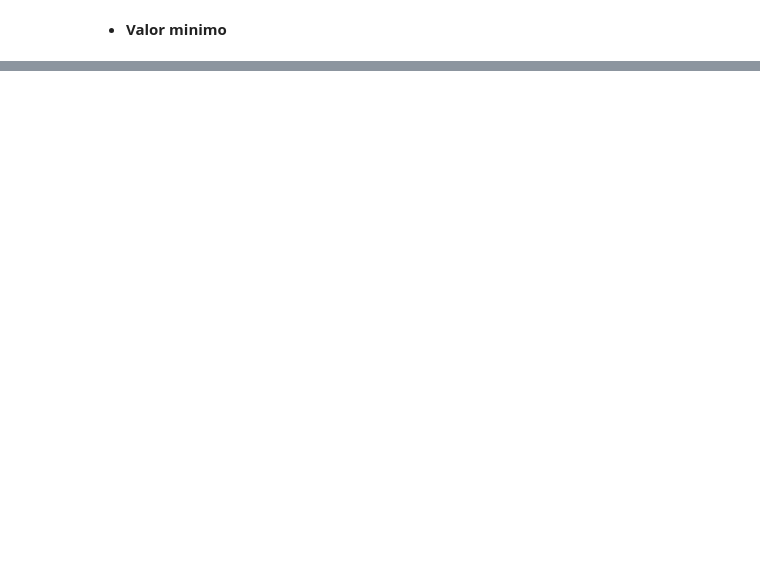
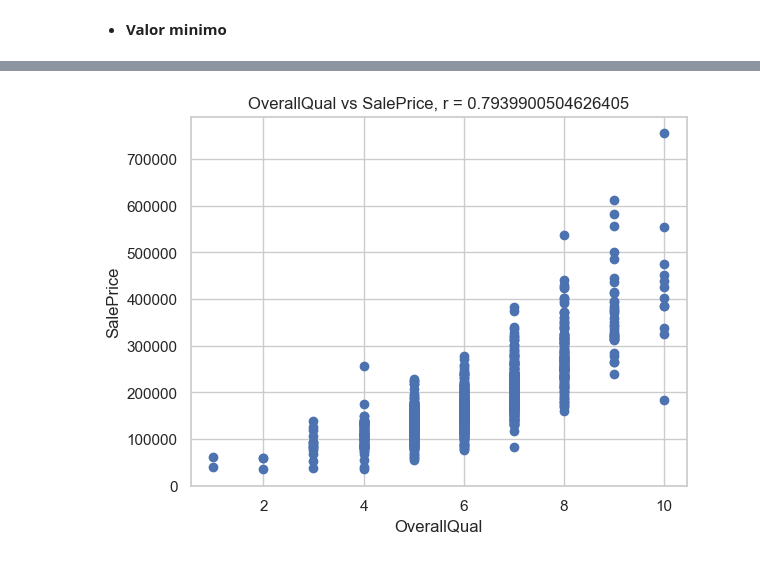
Before and after one commit to ElMangel/Proyecto-1--Regresi-n-con-c-digo, a Jupyter notebook: Proyecto_19000522.ipynb, the cells around one changed output, grey strips where cells are left out. Cells and saved outputs as stored; diff of their text form; code cells hidden in the pictures; blank space fills up the shorter version.

```diff
--- a/Proyecto_19000522.ipynb
+++ b/Proyecto_19000522.ipynb
@@ -68,0 +89,36 @@ hint: See the 'Note about fast-forwards' in 'git push --help' for details.
+# %%
+sns.histplot(df["1stFlrSF"], kde=False, bins=20, label='1stFlrSF')
+
+sns.set(style="whitegrid")
+plt.title('Histograma de 1stFlrSF')
+plt.xlabel('Valor')
+plt.ylabel('Frecuencia')
+plt.legend()
+plt.show()
+# %%
+sns.histplot(df["TotRmsAbvGrd"], kde=False, bins=20, label='TotRmsAbvGrd')
+
+sns.set(style="whitegrid")
+plt.title('Histograma de TotRmsAbvGrd')
+plt.xlabel('Valor')
+plt.ylabel('Frecuencia')
+plt.legend()
+plt.show()
+# %%
+sns.histplot(df["YearBuilt"], kde=False, bins=20, label='YearBuilt')
+
+sns.set(style="whitegrid")
+plt.title('Histograma de YearBuilt')
+plt.xlabel('Valor')
+plt.ylabel('Frecuencia')
+plt.legend()
+plt.show()
+# %%
+sns.histplot(df["LotFrontage"], kde=False, bins=20, label='LotFrontage')
+
+sns.set(style="whitegrid")
+plt.title('Histograma de LotFrontage')
+plt.xlabel('Valor')
+plt.ylabel('Frecuencia')
+plt.legend()
+plt.show()
@@ -68,0 +133,11 @@ hint: See the 'Note about fast-forwards' in 'git push --help' for details.
+# %%
+coef_correlacion1 = df['OverallQual'].corr(df['SalePrice'])
+
+plt.scatter(df['OverallQual'], df['SalePrice'])
+plt.xlabel('OverallQual')
+plt.ylabel('SalePrice')
+plt.title(f'OverallQual vs SalePrice, r = {coef_correlacion1}')
+plt.grid(True)
+plt.show()
+# %% [output]
+[figure, added]
```
Also changed, not shown: parts of 22 cells of this notebook.
